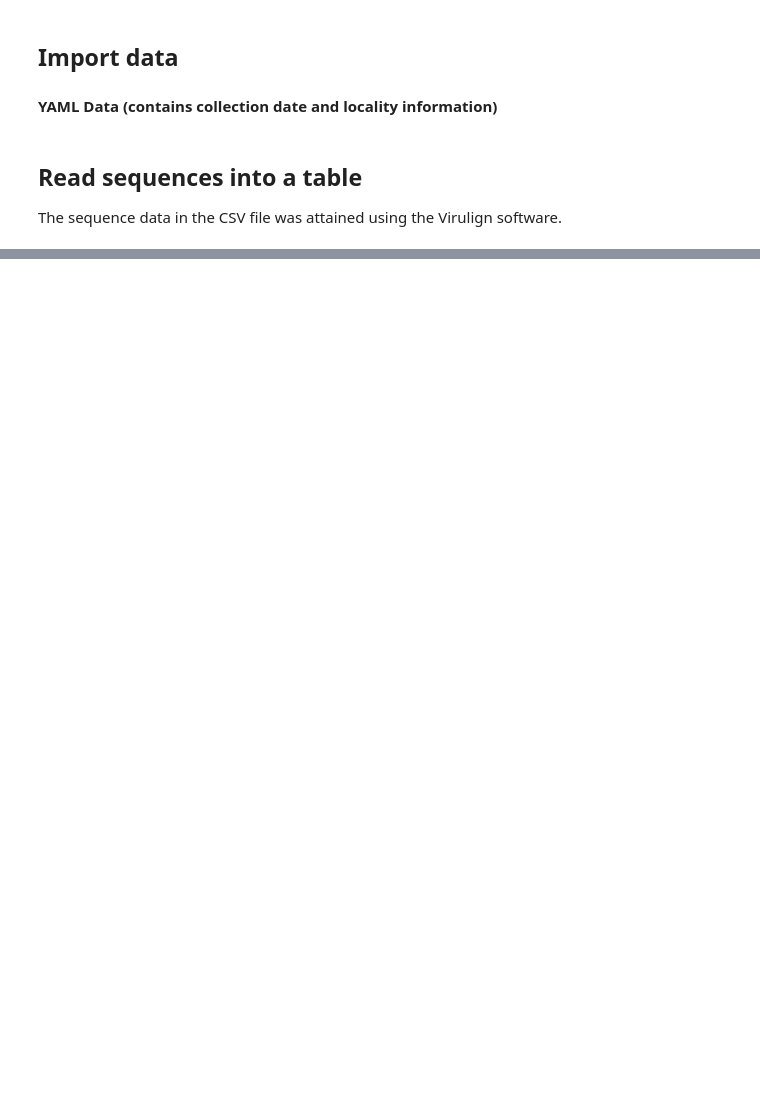
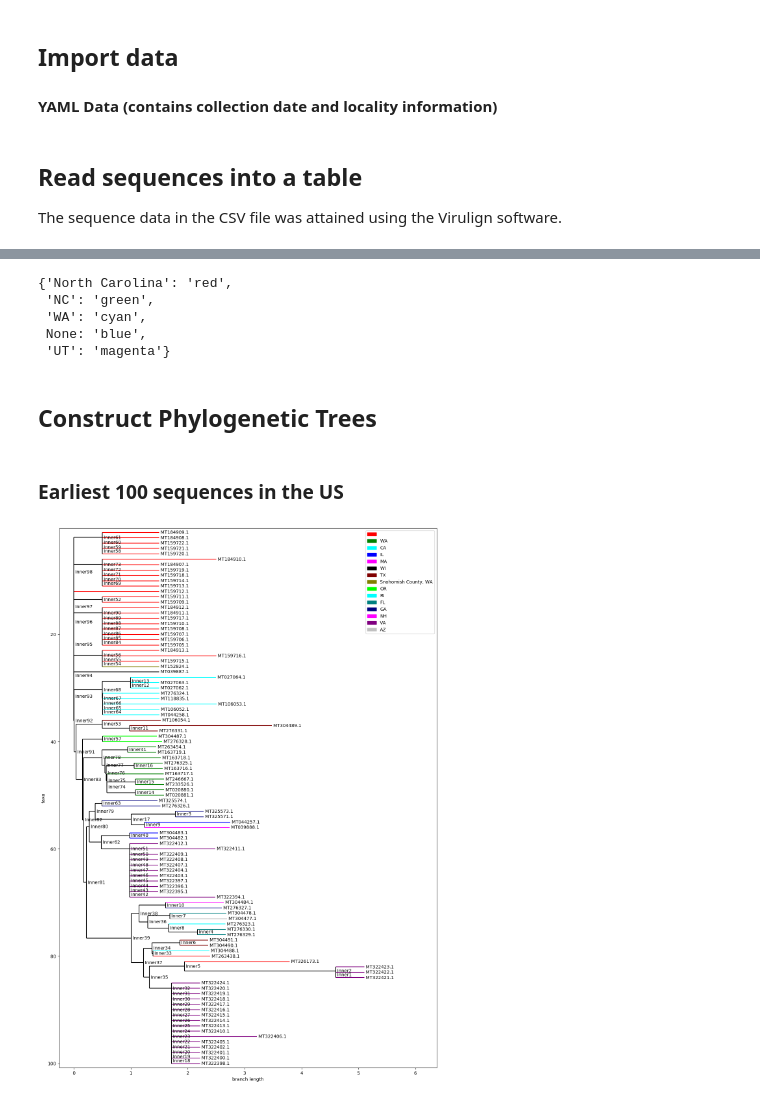
Before and after one commit to anderson-github-classroom/csc-448-project, a Jupyter notebook: students/enewcome/Project3.ipynb, the cells around one changed output, grey strips where cells are left out. Drawn from its saved outputs; the diff is of its cells as text; code cells hidden in the pictures; blank space fills up the shorter version.

```diff
--- a/students/enewcome/Project3.ipynb
+++ b/students/enewcome/Project3.ipynb
@@ -29,0 +230,9 @@ position_table = pd.read_csv('../../data/position_table.csv') # or put in the pa
+# %%
+early_states = early_table["state"].unique()
+recent_states = recent_table["state"].unique()
+# %%
+colors = []
+for color in Phylo.BaseTree.BranchColor.color_names:
+    if len(color) > 1 and color != "white" and color != "yellow" and color != "grey":
+        colors.append(color)
+colors
@@ -29,0 +257,10 @@ position_table = pd.read_csv('../../data/position_table.csv') # or put in the pa
+# %%
+# Create state to color maps
+early_dict = {}
+recent_dict = {}
+for i in range(len(early_states)):
+    early_dict[early_states[i]] = colors[i]
+for i in range(len(recent_states)):
+    recent_dict[recent_states[i]] = colors[i]
+
+early_dict
@@ -29,0 +283,10 @@ position_table = pd.read_csv('../../data/position_table.csv') # or put in the pa
+# %%
+recent_dict
+# %% [output]
+{'North Carolina': 'red',
+ 'NC': 'green',
+ 'WA': 'cyan',
+ None: 'blue',
+ 'UT': 'magenta'}
+# %% [markdown]
+## Construct Phylogenetic Trees
@@ -29,0 +300,26 @@ position_table = pd.read_csv('../../data/position_table.csv') # or put in the pa
+# %% [markdown]
+### Earliest 100 sequences in the US
+# %%
+# Using Neighbor Joining Method
+dt_constructor = DistanceTreeConstructor()
+nj_tree_early = dt_constructor.nj(early_d_matrix)
+%matplotlib inline
+nj_tree_early.ladderize()
+
+# Create legend
+patches = []
+for state in early_dict:
+    p = mpatches.Patch(color=early_dict[state], label=state)
+    patches.append(p)
+
+for clade in nj_tree_early.get_terminals():
+    state = states[clade.name.split(".")[0]]
+    clade.color = early_dict[state]
+
+
+fig = plt.figure(figsize=(15, 22), dpi=100)
+plt.legend(handles=patches)
+axes = fig.add_subplot(1, 1, 1)
+Phylo.draw(nj_tree_early, axes=axes)
+# %% [output]
+[figure, added]
```
Also changed, not shown: parts of 27 cells of this notebook, 4 other files.
